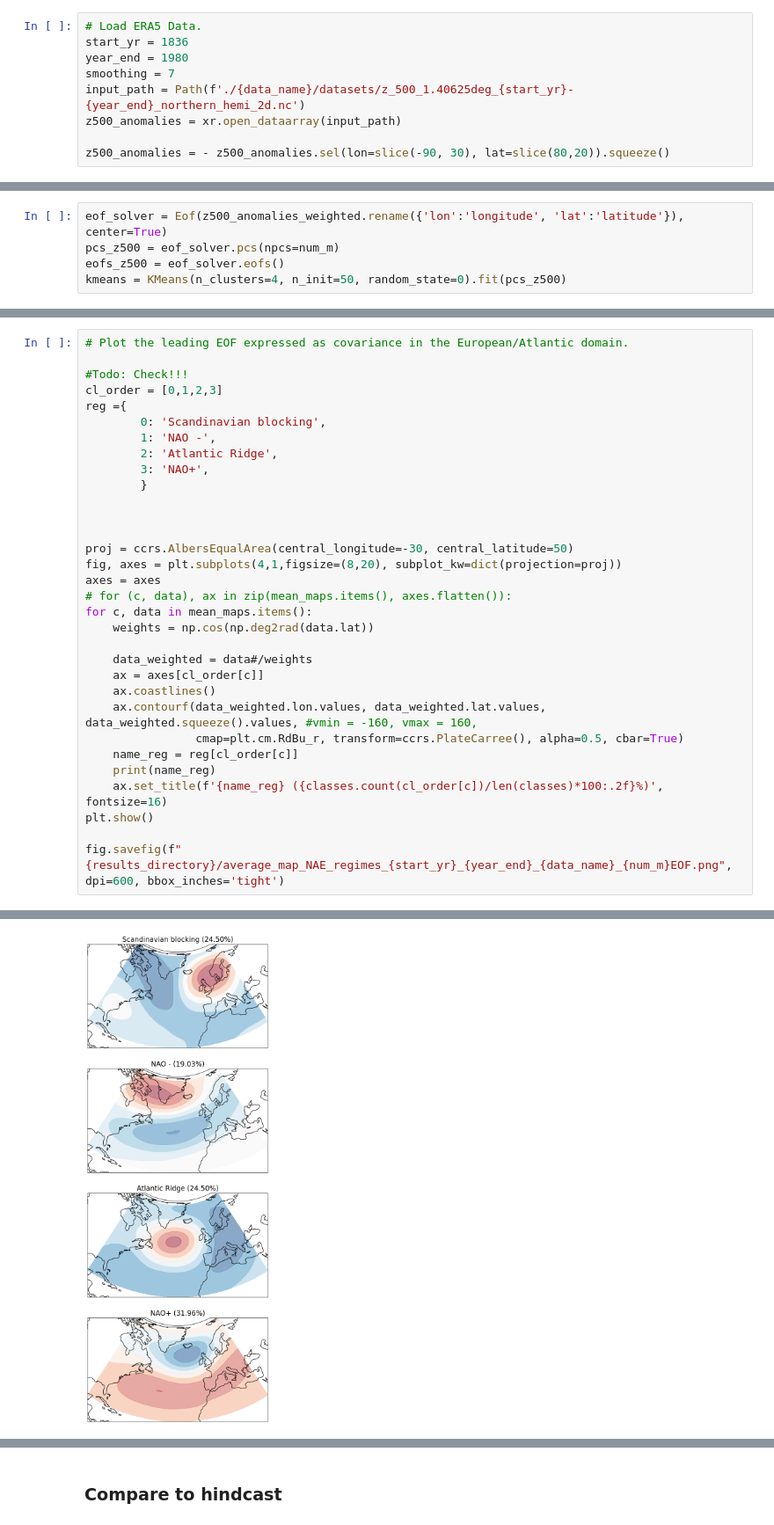
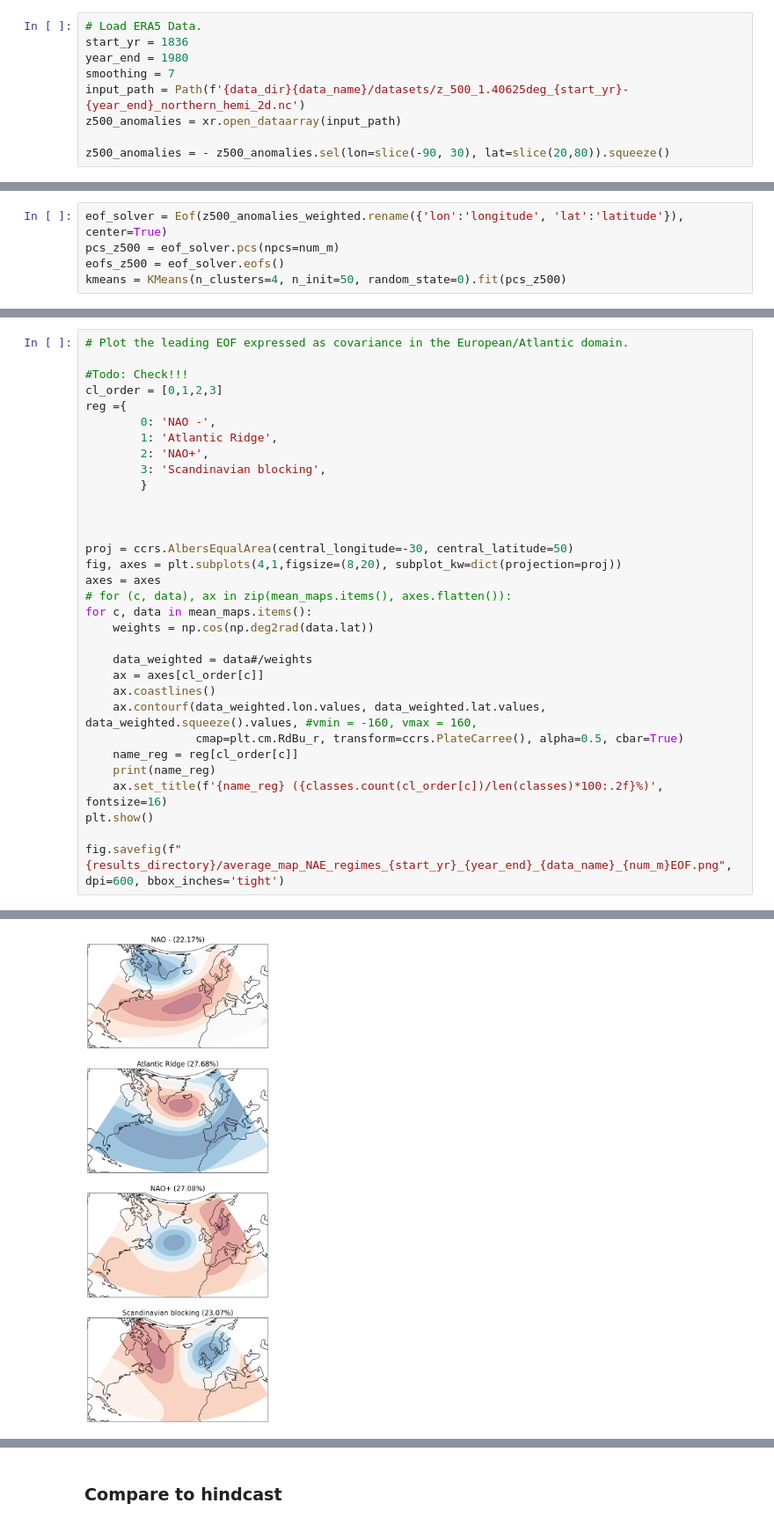
Before and after one commit to philine-bommer/DL4S2S, a Jupyter notebook: Experiments/Preprocessing/20CRv3/generate_NAE_regimes_20CRv3.ipynb, the cells around one changed output, grey strips where cells are left out. Shown at 88% size. Saved outputs shown, nothing was run; the diff lists cells and outputs as text.

```diff
--- a/Experiments/Preprocessing/20CRv3/generate_NAE_regimes_20CRv3.ipynb
+++ b/Experiments/Preprocessing/20CRv3/generate_NAE_regimes_20CRv3.ipynb
@@ -29,7 +33,7 @@ if not os.path.exists(results_directory):
 start_yr = 1836
 year_end = 1980
 smoothing = 7
-input_path = Path(f'./{data_name}/datasets/z_500_1.40625deg_{start_yr}-{year_end}_northern_hemi_2d.nc')
+input_path = Path(f'{data_dir}{data_name}/datasets/z_500_1.40625deg_{start_yr}-{year_end}_northern_hemi_2d.nc')
 z500_anomalies = xr.open_dataarray(input_path)
 
-z500_anomalies = - z500_anomalies.sel(lon=slice(-90, 30), lat=slice(80,20)).squeeze()
+z500_anomalies = - z500_anomalies.sel(lon=slice(-90, 30), lat=slice(20,80)).squeeze()
@@ -124,10 +125,10 @@ Text(0, 0.5, 'EOF2')
 #Todo: Check!!!
 cl_order = [0,1,2,3]
 reg ={
-        0: 'Scandinavian blocking',
-        1: 'NAO -',
-        2: 'Atlantic Ridge',
-        3: 'NAO+',
+        0: 'NAO -',
+        1: 'Atlantic Ridge',
+        2: 'NAO+',
+        3: 'Scandinavian blocking',
         }
 
 
@@ -158,4 +159,4 @@ NAO+
-[figure, old version]
+[figure, new version]
 # %%
 ## horizontal figure
 
```
Also changed, not shown: parts of 14 cells of this notebook, 48 other files.
